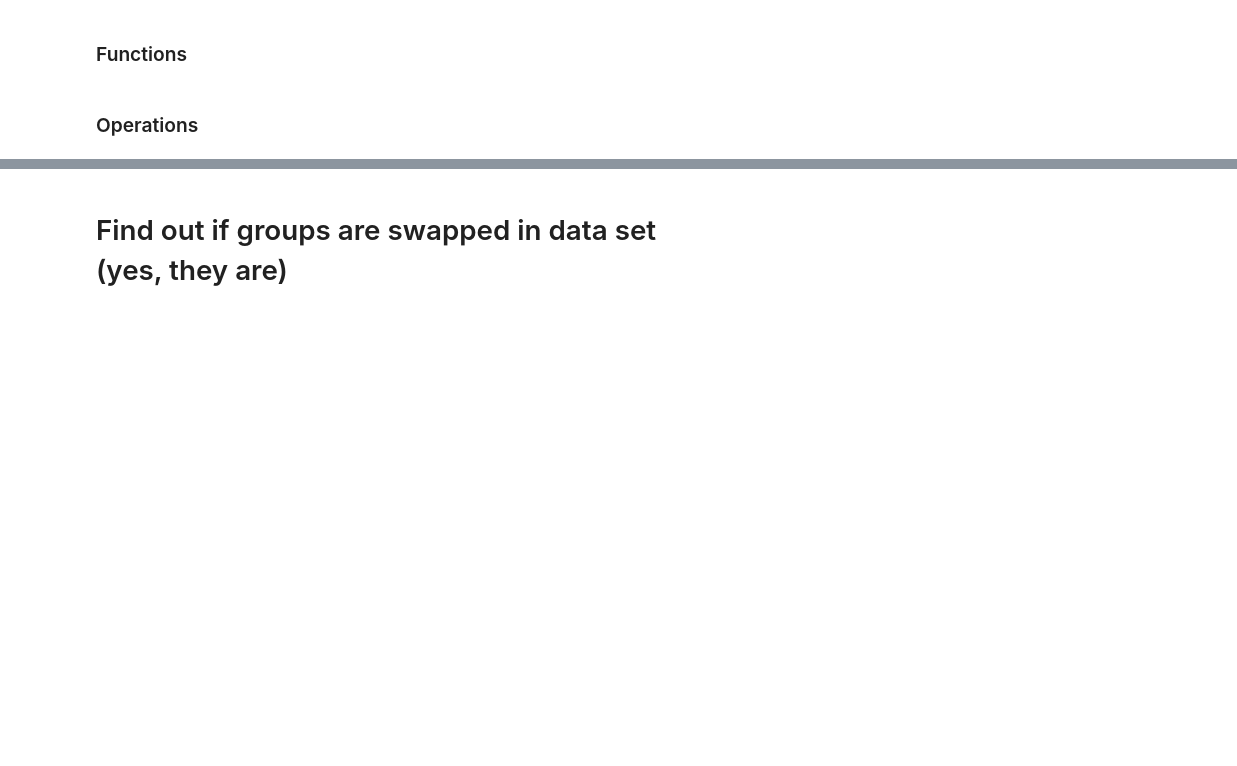
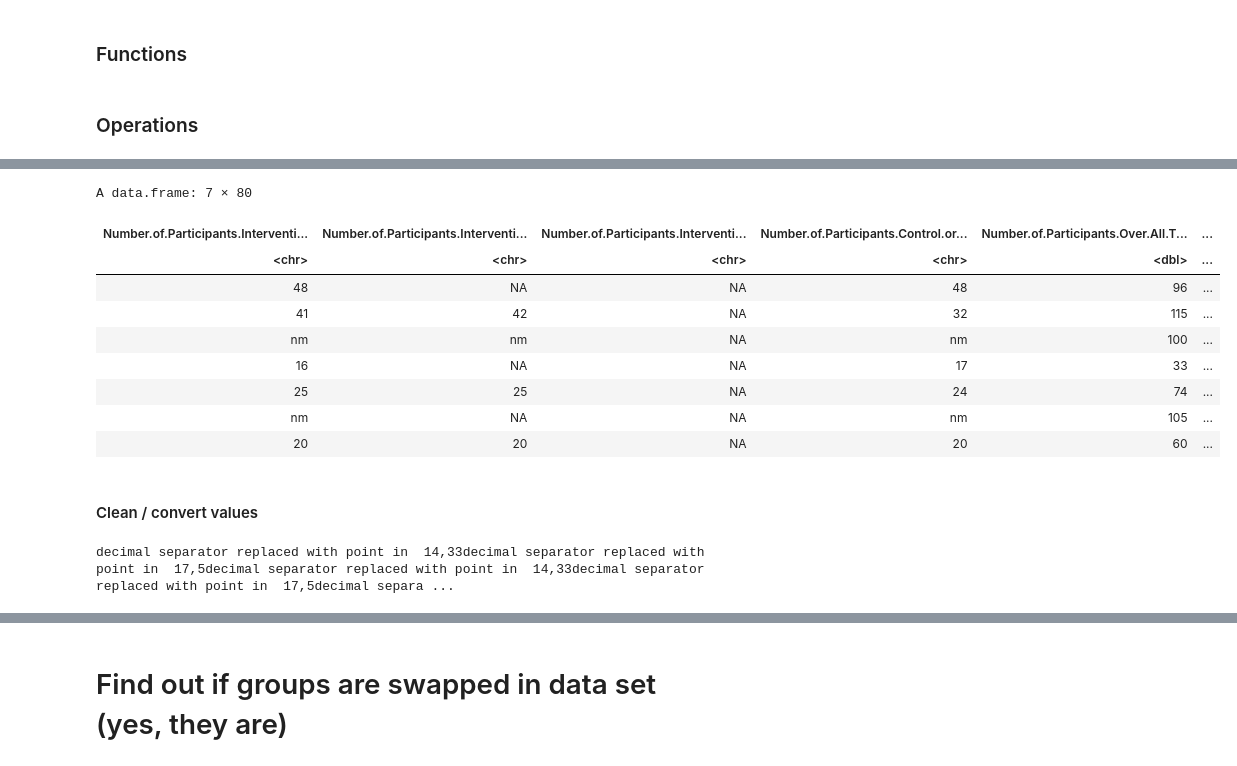
Before and after one commit to abc4322/MA_Meta_Analyses, a Jupyter notebook: Meta.Analysis-find out data extraction inter-rater reliability without pre-processing functions.ipynb, the cells around one changed output, grey strips where cells are left out. Saved outputs shown, nothing was run; the diff lists cells and outputs as text; code cells hidden in the pictures; blank space fills up the shorter version.

```diff
--- a/Meta.Analysis-find out data extraction inter-rater reliability without pre-processing functions.ipynb
+++ b/Meta.Analysis-find out data extraction inter-rater reliability without pre-processing functions.ipynb
@@ -777,0 +681,17 @@ No Intervention
+# %%
+i <- 1
+join_df_PK |> select(
+  !!sym(paste0((ex.df |> filter(swap))[i,"start"], ".PK")):
+  !!sym(paste0((ex.df |> filter(swap))[i,"end"], ".PK"))
+)
+# %% [output]
+A data.frame: 7 × 80
+| Number.of.Participants.Interventi... | Number.of.Participants.Interventi... | Number.of.Participants.Interventi... | Number.of.Participants.Control.or... | Number.of.Participants.Over.All.T... | ... |
+| <chr> | <chr> | <chr> | <chr> | <dbl> | ... |
+| 48 | NA | NA | 48 | 96 | ... |
+| 41 | 42 | NA | 32 | 115 | ... |
+| nm | nm | NA | nm | 100 | ... |
+| 16 | NA | NA | 17 | 33 | ... |
+| 25 | 25 | NA | 24 | 74 | ... |
+| nm | NA | NA | nm | 105 | ... |
+| 20 | 20 | NA | 20 | 60 | ... |
@@ -777,0 +700,33 @@ No Intervention
+# %% [markdown]
+#### Clean / convert values
+# %%
+# convert values with convert_values function according to store_type of ex.df
+nm.placeholder <- -999
+reviewer <- ".PK"
+
+for (row in seq_row(ex.df)){
+  start <- paste0(ex.df[row, "start"], reviewer)
+  start_num <- which(colnames(join_df_PK_swap) == start)
+  end <- paste0(ex.df[row, "end"], reviewer)
+  end_num <- which(colnames(join_df_PK_swap) == end)
+
+  if (ex.df[row, "store_type"] %in% c("array", "df"))
+    only.double <- T
+
+  else if (ex.df[row, "store_type"] == "df_list")
+    only.double <- F
+  else
+    print("unknown case")
+
+  join_df_PK_conv <- join_df_PK_swap |>
+    mutate(across(all_of(start_num:end_num), ~ conv_val_vec(
+      ., missing.value.placeholder = nm.placeholder, only.double = only.double
+    )))
+
+  join_df_RJ_conv <- join_df_RJ |>
+    mutate(across(all_of(start_num:end_num), ~ conv_val_vec(
+      ., missing.value.placeholder = nm.placeholder, only.double = only.double
+    )))
+}
+# %% [output]
+decimal separator replaced with point in  14,33decimal separator replaced with point in  17,5decimal separator replaced with point in  14,33decimal separator replaced with point in  17,5decimal separa ...
```
Also changed, not shown: parts of 28 cells of this notebook, 5 other files.
